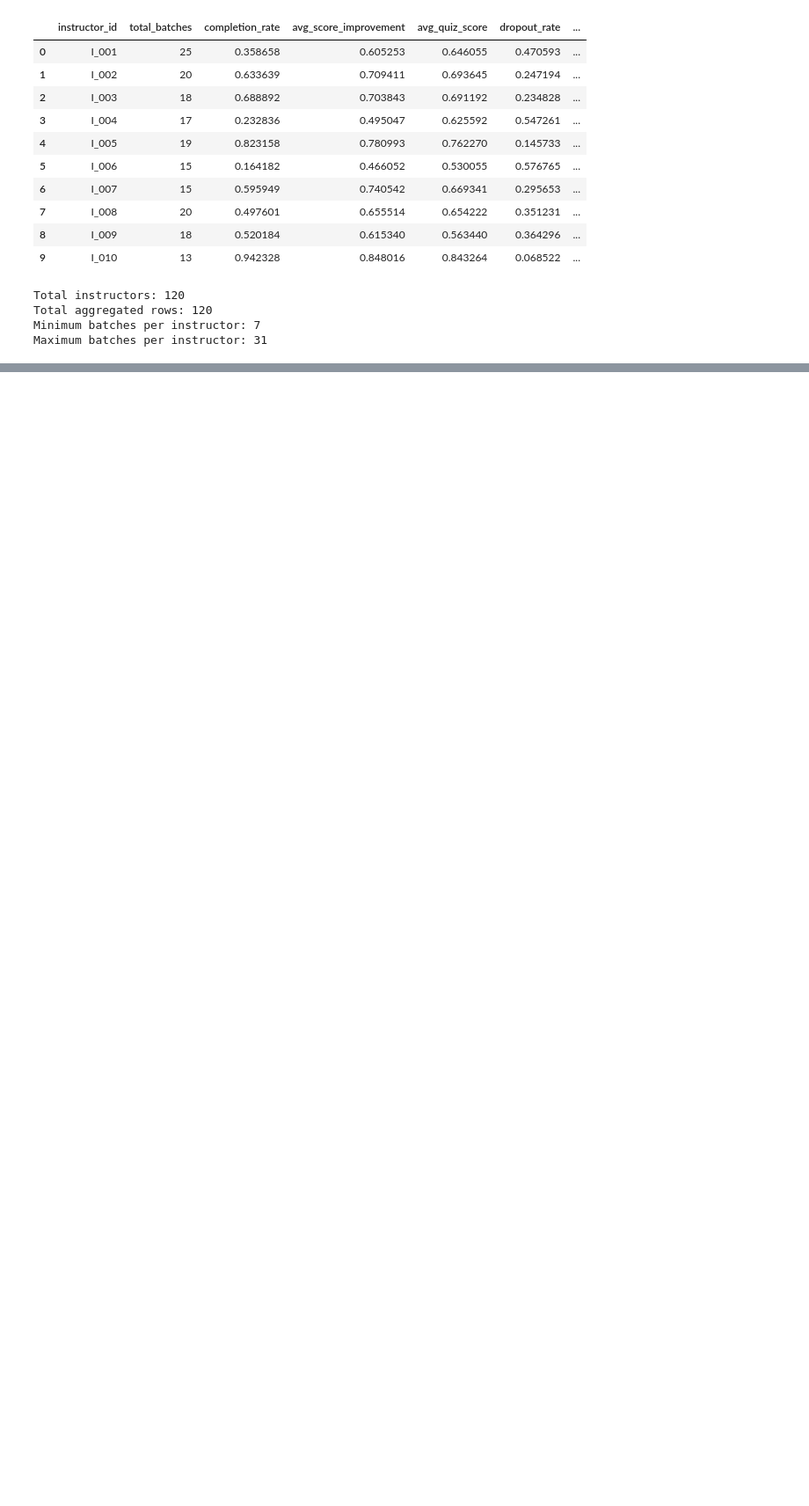
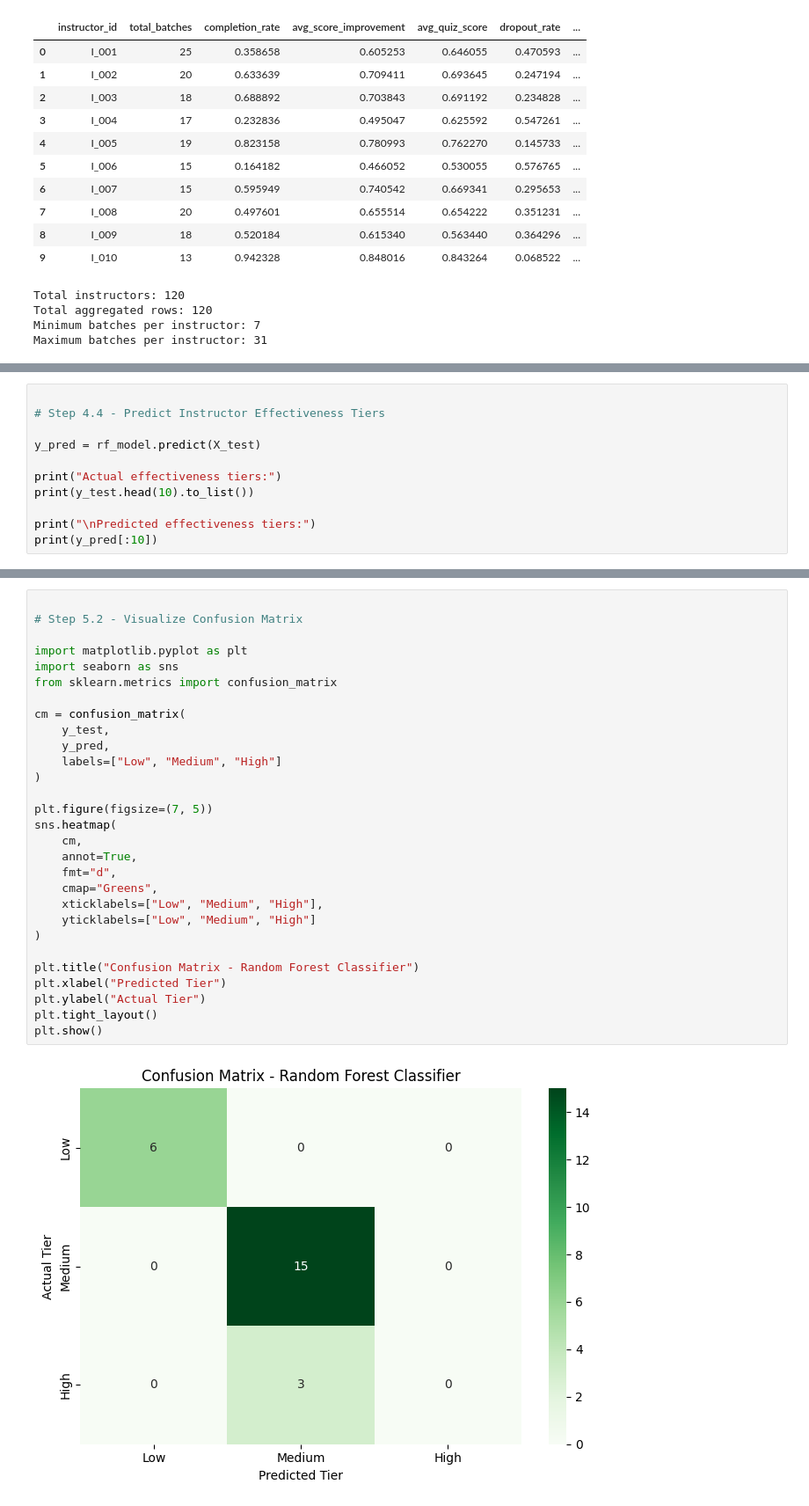
Before and after one commit to AJ0043/Instructor-Effectiveness-Modeling-EdTech-Context-, a Jupyter notebook: Untitled20.ipynb, the cells around one changed output, grey strips where cells are left out. Shown at 88% size. Drawn from its saved outputs; the diff is of its cells as text; blank space fills up the shorter version.

```diff
--- a/Untitled20.ipynb
+++ b/Untitled20.ipynb
@@ -1026,0 +1286,11 @@ Maximum batches per instructor: 31
+# %%
+
+# Step 4.4 - Predict Instructor Effectiveness Tiers
+
+y_pred = rf_model.predict(X_test)
+
+print("Actual effectiveness tiers:")
+print(y_test.head(10).to_list())
+
+print("\nPredicted effectiveness tiers:")
+print(y_pred[:10])
@@ -1026,0 +1348,31 @@ Maximum batches per instructor: 31
+# %%
+
+# Step 5.2 - Visualize Confusion Matrix
+
+import matplotlib.pyplot as plt
+import seaborn as sns
+from sklearn.metrics import confusion_matrix
+
+cm = confusion_matrix(
+    y_test,
+    y_pred,
+    labels=["Low", "Medium", "High"]
+)
+
+plt.figure(figsize=(7, 5))
+sns.heatmap(
+    cm,
+    annot=True,
+    fmt="d",
+    cmap="Greens",
+    xticklabels=["Low", "Medium", "High"],
+    yticklabels=["Low", "Medium", "High"]
+)
+
+plt.title("Confusion Matrix - Random Forest Classifier")
+plt.xlabel("Predicted Tier")
+plt.ylabel("Actual Tier")
+plt.tight_layout()
+plt.show()
+# %% [output]
+[figure, added]
```
Also changed, not shown: parts of 19 cells of this notebook.
